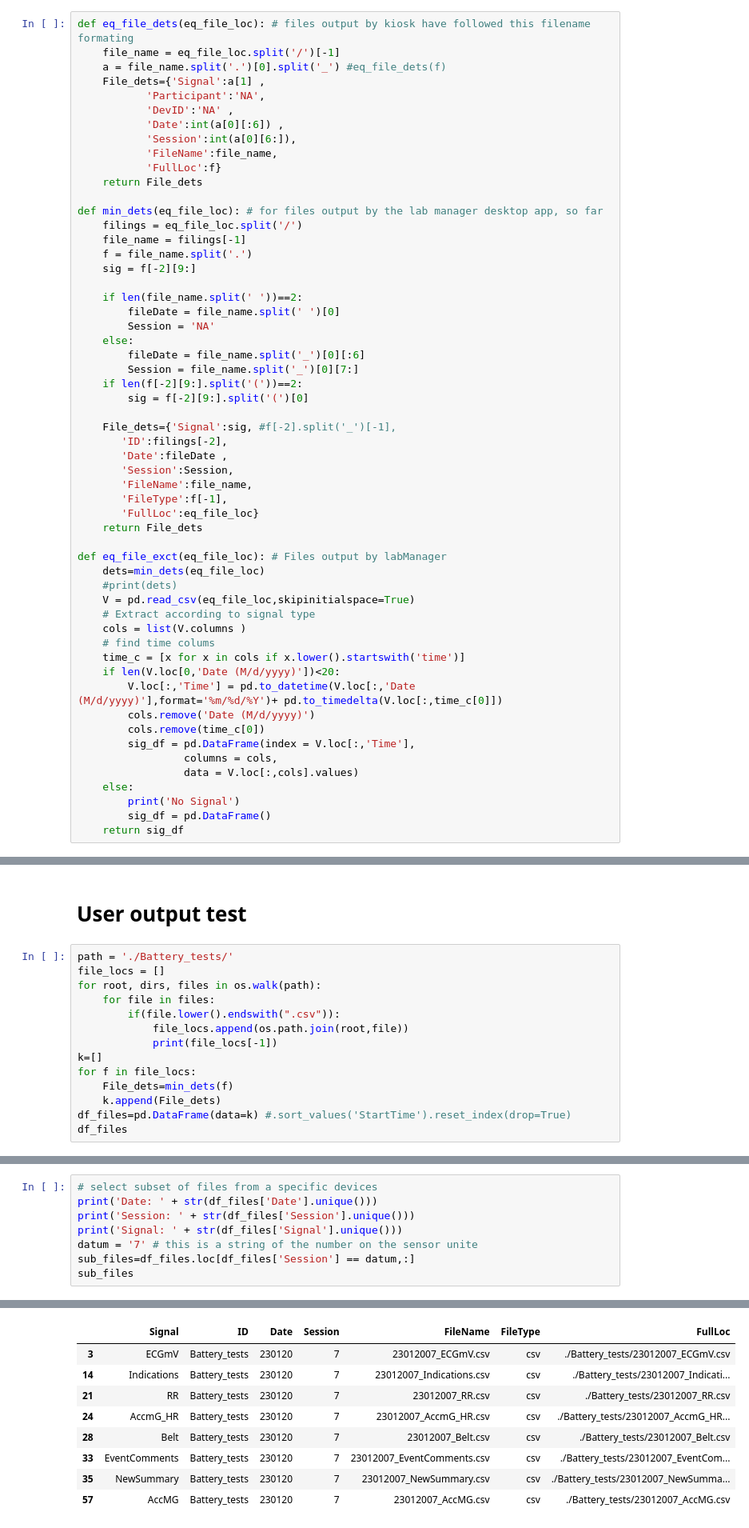
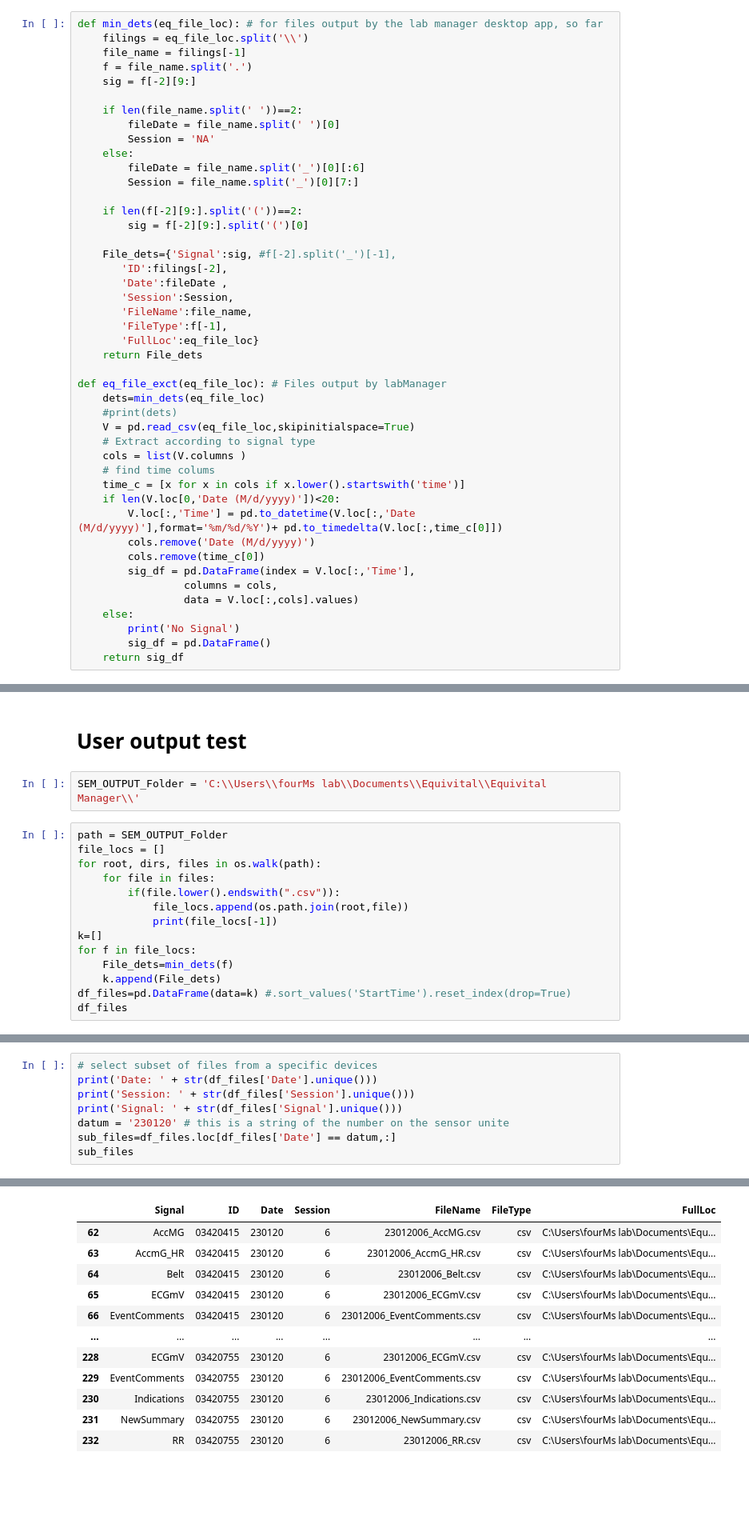
Before and after one commit to finn42/qiosk_processing, a Jupyter notebook: Equivital_FileManager_Export_View.ipynb, the cells around one changed output, grey strips where cells are left out. Shown: that part at 80% size. Saved outputs shown, nothing was run; the diff lists cells and outputs as text; blank space fills up the shorter version.

```diff
--- a/Equivital_FileManager_Export_View.ipynb
+++ b/Equivital_FileManager_Export_View.ipynb
@@ -21,20 +24,8 @@ from scipy.interpolate import interp1d
 # %% [markdown]
 ## Definitions for data extraction
 # %%
-def eq_file_dets(eq_file_loc): # files output by kiosk have followed this filename formating
-    file_name = eq_file_loc.split('/')[-1]
-    a = file_name.split('.')[0].split('_') #eq_file_dets(f)
-    File_dets={'Signal':a[1] ,
-           'Participant':'NA',
-           'DevID':'NA' ,
-           'Date':int(a[0][:6]) ,
-           'Session':int(a[0][6:]),
-           'FileName':file_name,
-           'FullLoc':f}
-    return File_dets
-
 def min_dets(eq_file_loc): # for files output by the lab manager desktop app, so far
-    filings = eq_file_loc.split('/')
+    filings = eq_file_loc.split('\\')
     file_name = filings[-1]
     f = file_name.split('.')
     sig = f[-2][9:]
@@ -45,6 +36,7 @@ def min_dets(eq_file_loc): # for files output by the lab manager desktop app, so
     else:
         fileDate = file_name.split('_')[0][:6]
         Session = file_name.split('_')[0][7:]
+
     if len(f[-2][9:].split('('))==2:
         sig = f[-2][9:].split('(')[0]
 
@@ -146,8 +131,10 @@ def eq_file_exct(eq_file_loc): # Files output by labManager
         return
 # %% [markdown]
 # User output test
+# %%
+SEM_OUTPUT_Folder = 'C:\\Users\\fourMs lab\\Documents\\Equivital\\Equivital Manager\\'
 # %%
-path = './Battery_tests/'
+path = SEM_OUTPUT_Folder
 file_locs = []
 for root, dirs, files in os.walk(path):
     for file in files:
@@ -196,7 +183,7 @@ df_files
 print('Date: ' + str(df_files['Date'].unique()))
 print('Session: ' + str(df_files['Session'].unique()))
 print('Signal: ' + str(df_files['Signal'].unique()))
-datum = '7' # this is a string of the number on the sensor unite
-sub_files=df_files.loc[df_files['Session'] == datum,:]
+datum = '230120' # this is a string of the number on the sensor unite
+sub_files=df_files.loc[df_files['Date'] == datum,:]
 sub_files
 # %% [output]
@@ -210,9 +197,12 @@ Signal: ['AccmG_HR' 'RR(1)' 'EventComments' 'ECGmV' 'Indications(0)' 'Indication
 |  | Signal | ID | Date | Session | FileName | FileType | FullLoc |
-| 3 | ECGmV | Battery_tests | 230120 | 7 | 23012007_ECGmV.csv | csv | ./Battery_tests/23012007_ECGmV.csv |
-| 14 | Indications | Battery_tests | 230120 | 7 | 23012007_Indications.csv | csv | ./Battery_tests/23012007_Indicati... |
-| 21 | RR | Battery_tests | 230120 | 7 | 23012007_RR.csv | csv | ./Battery_tests/23012007_RR.csv |
-| 24 | AccmG_HR | Battery_tests | 230120 | 7 | 23012007_AccmG_HR.csv | csv | ./Battery_tests/23012007_AccmG_HR... |
-| 28 | Belt | Battery_tests | 230120 | 7 | 23012007_Belt.csv | csv | ./Battery_tests/23012007_Belt.csv |
-| 33 | EventComments | Battery_tests | 230120 | 7 | 23012007_EventComments.csv | csv | ./Battery_tests/23012007_EventCom... |
-| 35 | NewSummary | Battery_tests | 230120 | 7 | 23012007_NewSummary.csv | csv | ./Battery_tests/23012007_NewSumma... |
-| 57 | AccMG | Battery_tests | 230120 | 7 | 23012007_AccMG.csv | csv | ./Battery_tests/23012007_AccMG.csv |
+| 62 | AccMG | 03420415 | 230120 | 6 | 23012006_AccMG.csv | csv | C:\Users\fourMs lab\Documents\Equ... |
+| 63 | AccmG_HR | 03420415 | 230120 | 6 | 23012006_AccmG_HR.csv | csv | C:\Users\fourMs lab\Documents\Equ... |
+| 64 | Belt | 03420415 | 230120 | 6 | 23012006_Belt.csv | csv | C:\Users\fourMs lab\Documents\Equ... |
+| 65 | ECGmV | 03420415 | 230120 | 6 | 23012006_ECGmV.csv | csv | C:\Users\fourMs lab\Documents\Equ... |
+| 66 | EventComments | 03420415 | 230120 | 6 | 23012006_EventComments.csv | csv | C:\Users\fourMs lab\Documents\Equ... |
+| ... | ... | ... | ... | ... | ... | ... | ... |
+| 228 | ECGmV | 03420755 | 230120 | 6 | 23012006_ECGmV.csv | csv | C:\Users\fourMs lab\Documents\Equ... |
+| 229 | EventComments | 03420755 | 230120 | 6 | 23012006_EventComments.csv | csv | C:\Users\fourMs lab\Documents\Equ... |
+| 230 | Indications | 03420755 | 230120 | 6 | 23012006_Indications.csv | csv | C:\Users\fourMs lab\Documents\Equ... |
+| 231 | NewSummary | 03420755 | 230120 | 6 | 23012006_NewSummary.csv | csv | C:\Users\fourMs lab\Documents\Equ... |
+| 232 | RR | 03420755 | 230120 | 6 | 23012006_RR.csv | csv | C:\Users\fourMs lab\Documents\Equ... |
```
Also changed, not shown: parts of 11 cells of this notebook, 10 other files.
